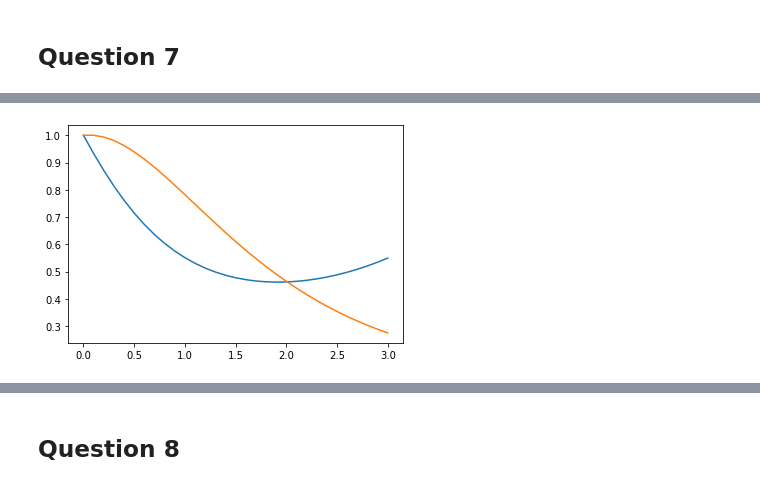
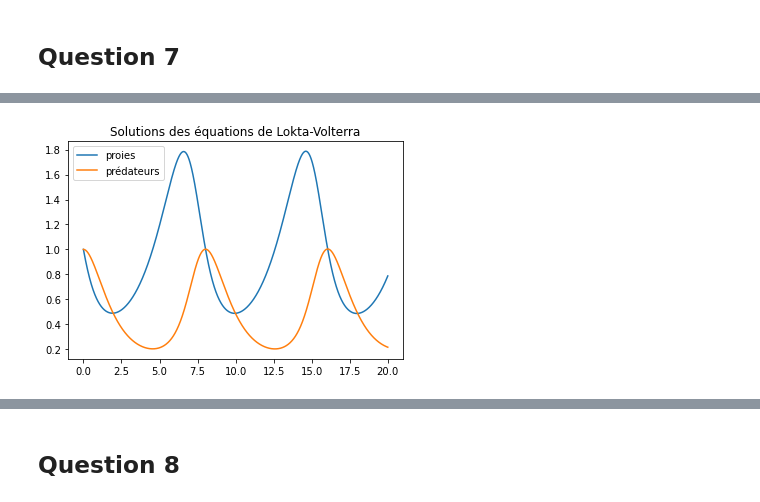
Before and after one commit to PaulineVehrle/Projet-numerique, a Jupyter notebook: Projet numérique 2.ipynb, the cells around one changed output, grey strips where cells are left out. Cells and saved outputs as stored; diff of their text form; code cells hidden in the pictures.

```diff
--- a/Projet numérique 2.ipynb
+++ b/Projet numérique 2.ipynb
@@ -294,7 +340,9 @@ plt.show()
 # %%
-t, x =solve_euler_explicit(f, np.array([1,1]), 0.1, 0, 3)
-plt.plot(t, x[0])
-plt.plot(t, x[1])
+t, x =solve_euler_explicit(f, np.array([1,1]), 0.001, 0, 20)
+plt.plot(t, x[0], label="proies")
+plt.plot(t, x[1], label="prédateurs")
+plt.title("Solutions des équations de Lokta-Volterra")
+plt.legend()
 plt.show()
 # %% [output]
-[figure, old version]
+[figure, new version]
```
Also changed, not shown: parts of 27 cells of this notebook.
